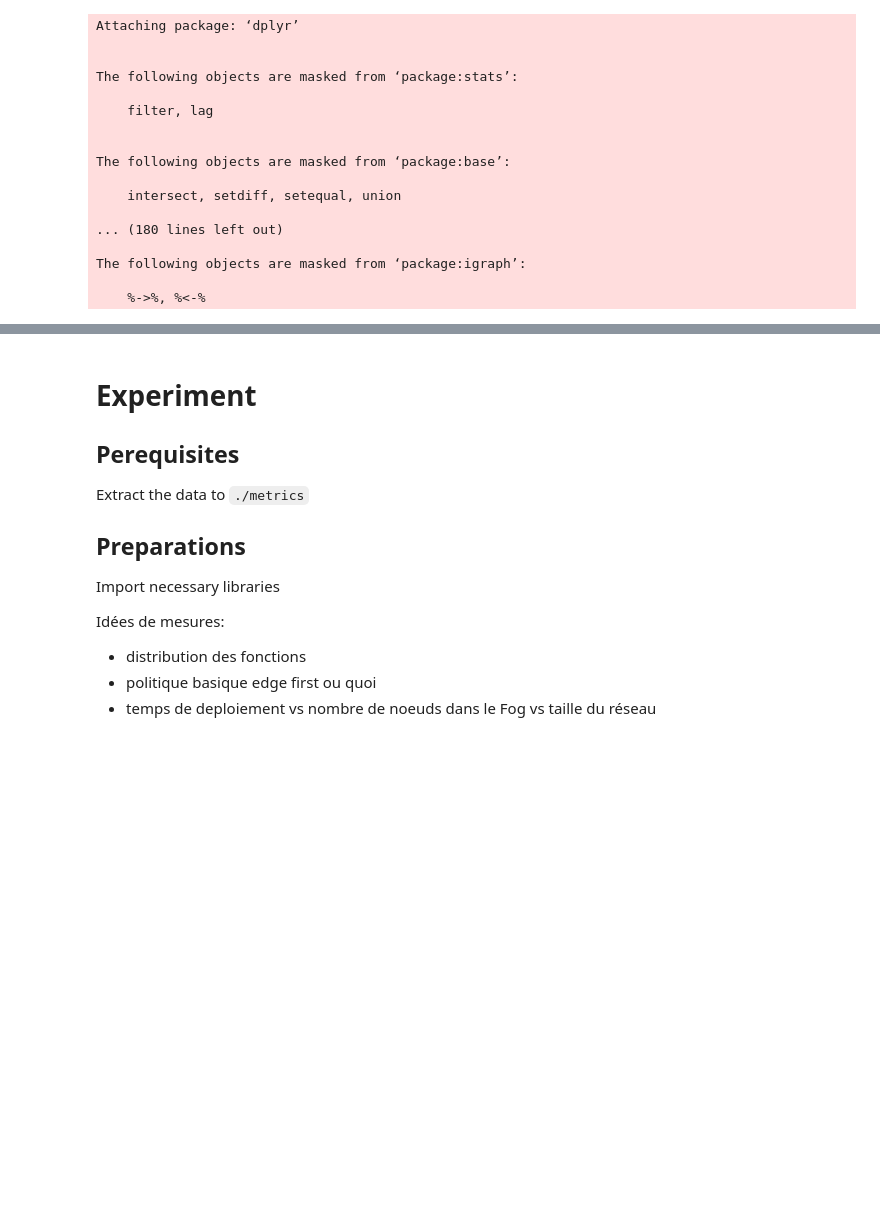
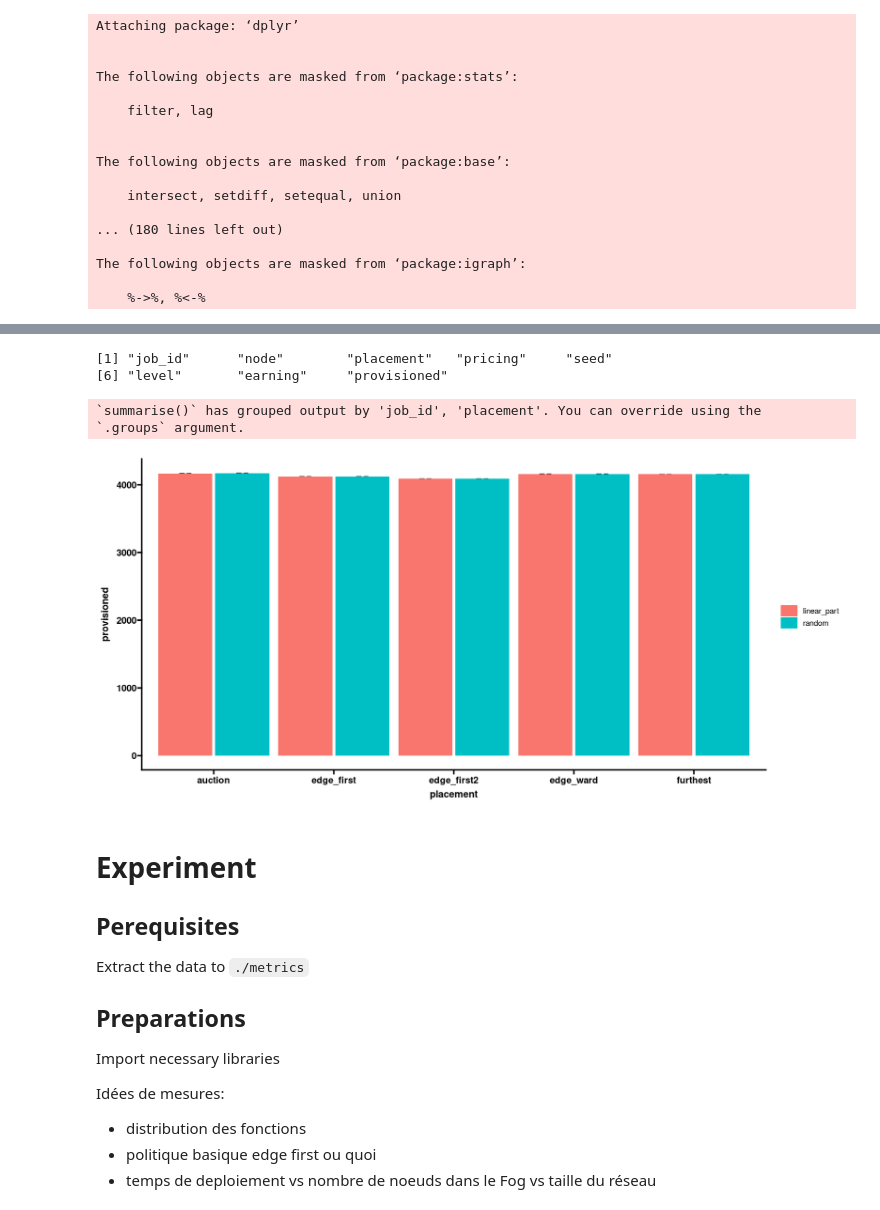
Before and after one commit to VolodiaPG/giraff, a Jupyter notebook: enos/live/experiment.ipynb, the cells around one changed output, grey strips where cells are left out. Cells and saved outputs as stored; diff of their text form; code cells hidden in the pictures; blank space fills up the shorter version.

```diff
--- a/enos/live/experiment.ipynb
+++ b/enos/live/experiment.ipynb
@@ -226,0 +83,34 @@ argument.
+# %%
+simulations <- vroom("./sim.csv", progress = FALSE, col_types = cols(), col_names = TRUE, delim = "\t", .name_repair = "unique")
+colnames(simulations)
+# %% [output]
+[1] "job_id"      "node"        "placement"   "pricing"     "seed"
+[6] "level"       "earning"     "provisioned"
+# %%
+fig(15, 7)
+simulations %>%
+    select(job_id, placement, pricing, provisioned, level, node) %>%
+    distinct() %>%
+    drop_na() %>%
+    group_by(job_id, placement, pricing) %>%
+    summarise(provisioned = sum(provisioned)) %>%
+    ggplot(aes(x= placement, y=provisioned, fill=pricing)) +
+    # facet_grid(cols=vars(pricing)) +
+    # geom_errorbar(
+    #     aes(ymax = , ymin = ),
+    #     size = 0.5, linetype = "longdash", inherit.aes = F, width = 1, color = "red"
+    # ) +
+    stat_summary(
+        geom = "errorbar",
+        fun.min = function(z) quantile(z, .025),
+        fun = median,
+        fun.max = function(z) quantile(z, 0.975),
+        position = position_dodge(width = .95),
+        size = 0.5, width = .2, linetype = "longdash", alpha = .8
+    ) +
+    stat_summary(fun.y = mean, position = position_dodge(width = .95), geom = "col")
+    # stat_summary(fun.y = mean, position = position_dodge(width = .95), geom = "point")
+# %% [output]
+`summarise()` has grouped output by 'job_id', 'placement'. You can override using the
+`.groups` argument.
+[figure, added]
```
Also changed, not shown: parts of 3 cells of this notebook, 1 other file.
